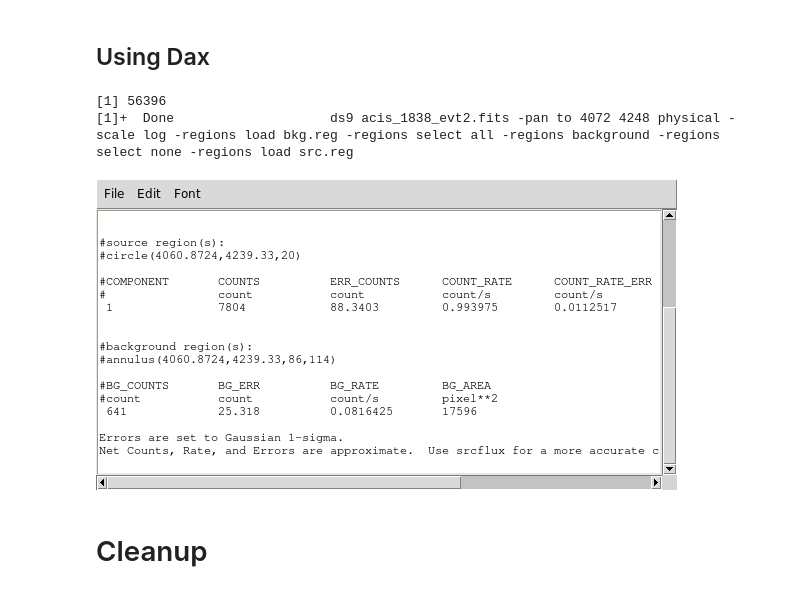
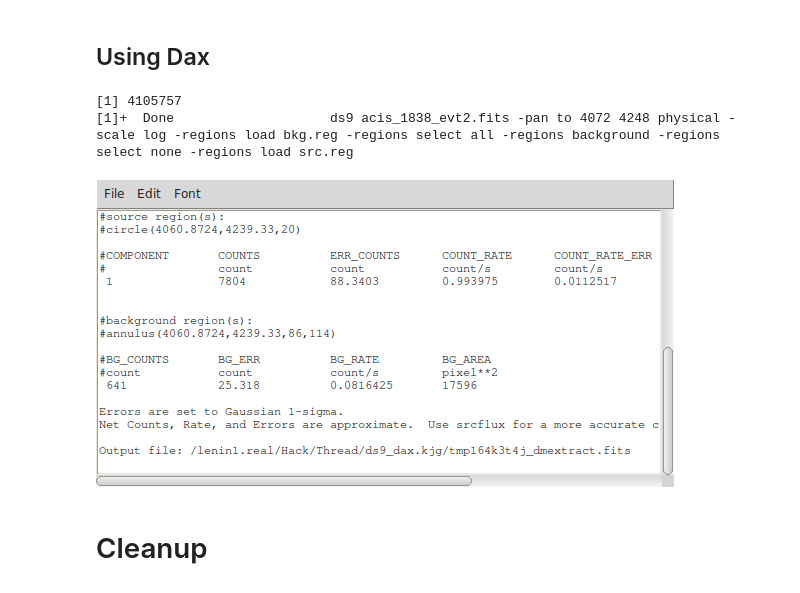
Before and after one commit to cxcsds/ciao-threads, a Jupyter notebook: source_counts.ipynb, the cells around one changed output. Cells and saved outputs as stored; diff of their text form; code cells hidden in the pictures.

```diff
--- a/source_counts.ipynb
+++ b/source_counts.ipynb
@@ -139,25 +139,25 @@ ROW    COUNTS               AREA                 BG_COUNTS            BG_AREA
 # %%
 ds9 acis_1838_evt2.fits \
   -pan to 4072 4248 physical \
   -scale log \
   -regions load bkg.reg \
   -regions select all \
   -regions background \
   -regions select none \
   -regions load src.reg &
-sleep 3
+sleep 10
 
 xpaset -p ds9 analysis task '{Net Counts}'
-sleep 2
+sleep 10
 
 import -window 'Net Counts' net_counts.png
 xpaset -p ds9 quit
 
 display < net_counts.png
 # %% [output]
-[1] 56396
+[1] 4105757
 [1]+  Done                    ds9 acis_1838_evt2.fits -pan to 4072 4248 physical -scale log -regions load bkg.reg -regions select all -regions background -regions select none -regions load src.reg
-[figure, old version]
+[figure, new version]
 # %% [markdown]
 # Cleanup
 # %%
```
Also changed, not shown: parts of 2 cells of this notebook, 5 other files.
